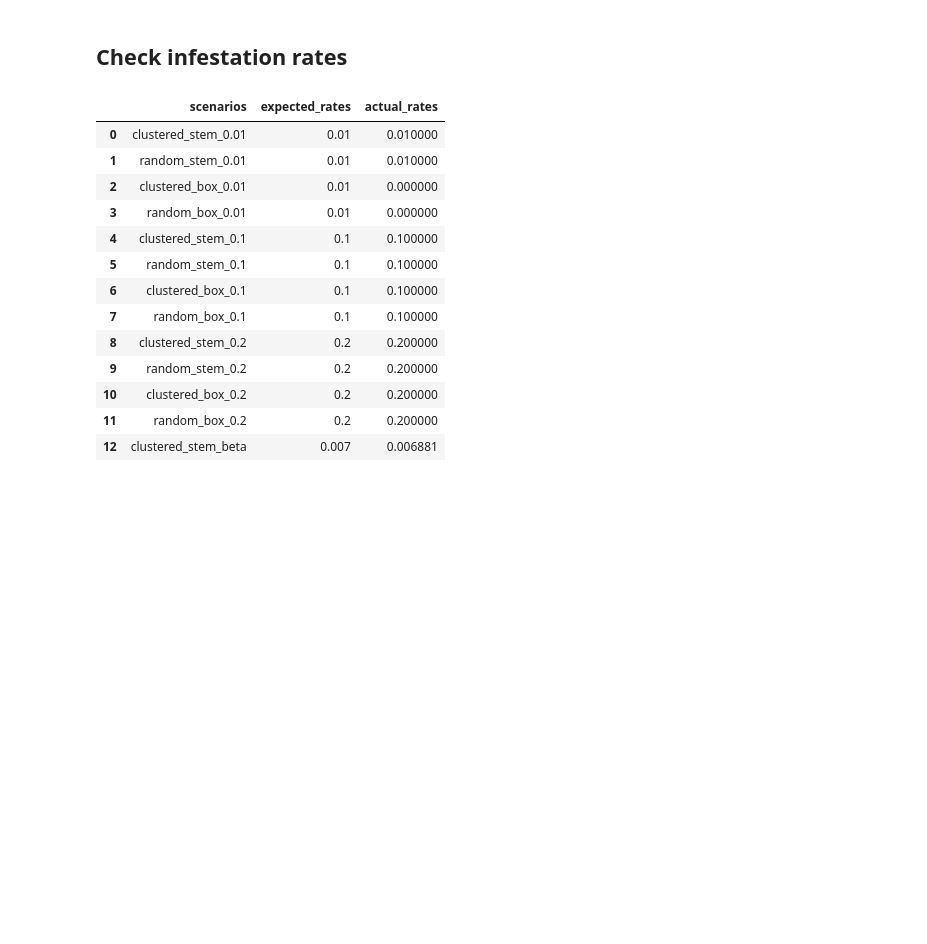
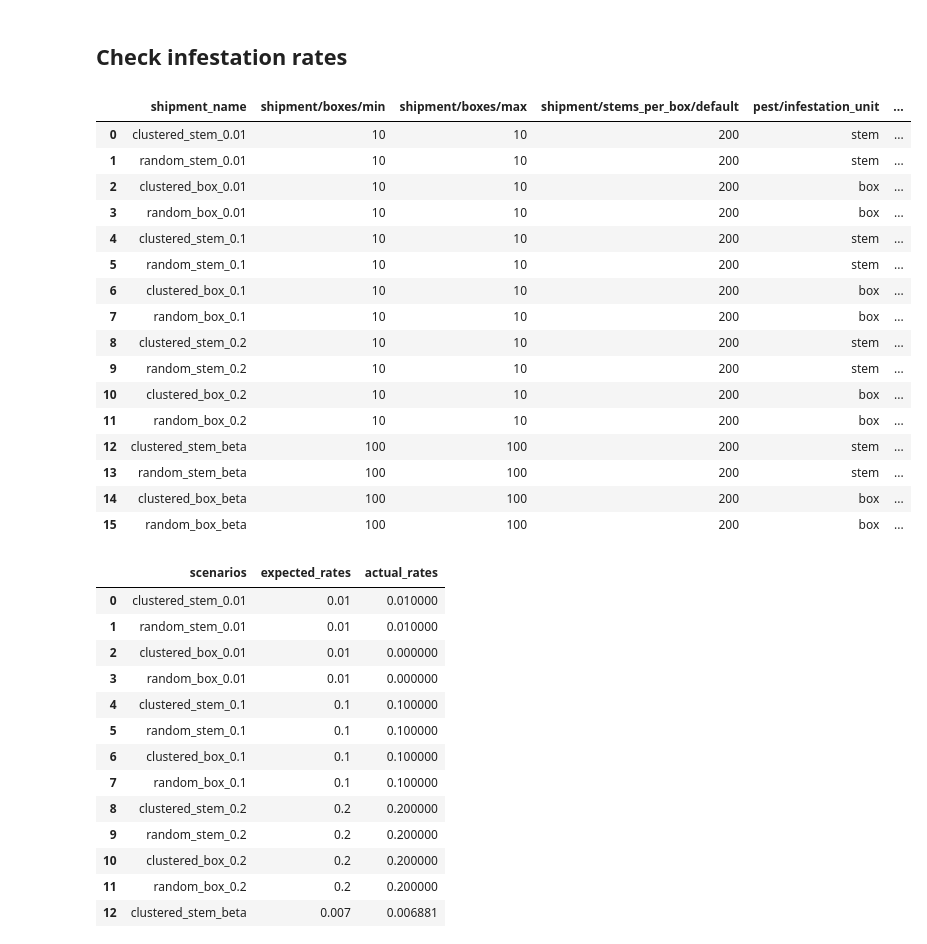
Before and after one commit to ncsu-landscape-dynamics/popsborder, a Jupyter notebook: validation_plots.ipynb, the cells around one changed output. Saved outputs shown, nothing was run; the diff lists cells and outputs as text; code cells hidden in the pictures; blank space fills up the shorter version.

```diff
--- a/validation_plots.ipynb
+++ b/validation_plots.ipynb
@@ -124,6 +128,26 @@ infest_validation_df_2 = save_scenario_result_to_pandas(
 # Combine dataframes from both tests to view infestation rates
 infest_validation_df = infest_validation_df_1.append(infest_validation_df_2)
 infest_validation_df.index = range(len(infest_validation_df))
+# %%
+infest_validation_df
+# %% [output]
+|  | shipment_name | shipment/boxes/min | shipment/boxes/max | shipment/stems_per_box/default | pest/infestation_unit | ... |
+| 0 | clustered_stem_0.01 | 10 | 10 | 200 | stem | ... |
+| 1 | random_stem_0.01 | 10 | 10 | 200 | stem | ... |
+| 2 | clustered_box_0.01 | 10 | 10 | 200 | box | ... |
+| 3 | random_box_0.01 | 10 | 10 | 200 | box | ... |
+| 4 | clustered_stem_0.1 | 10 | 10 | 200 | stem | ... |
+| 5 | random_stem_0.1 | 10 | 10 | 200 | stem | ... |
+| 6 | clustered_box_0.1 | 10 | 10 | 200 | box | ... |
+| 7 | random_box_0.1 | 10 | 10 | 200 | box | ... |
+| 8 | clustered_stem_0.2 | 10 | 10 | 200 | stem | ... |
+| 9 | random_stem_0.2 | 10 | 10 | 200 | stem | ... |
+| 10 | clustered_box_0.2 | 10 | 10 | 200 | box | ... |
+| 11 | random_box_0.2 | 10 | 10 | 200 | box | ... |
+| 12 | clustered_stem_beta | 100 | 100 | 200 | stem | ... |
+| 13 | random_stem_beta | 100 | 100 | 200 | stem | ... |
+| 14 | clustered_box_beta | 100 | 100 | 200 | box | ... |
+| 15 | random_box_beta | 100 | 100 | 200 | box | ... |
 # %%
 # Create table with expected and actual infestation rates
 fixed_expected = infest_validation_df["pest/infestation_rate/value"][0:12]
```
Also changed, not shown: parts of 14 cells of this notebook, 4 other files.
